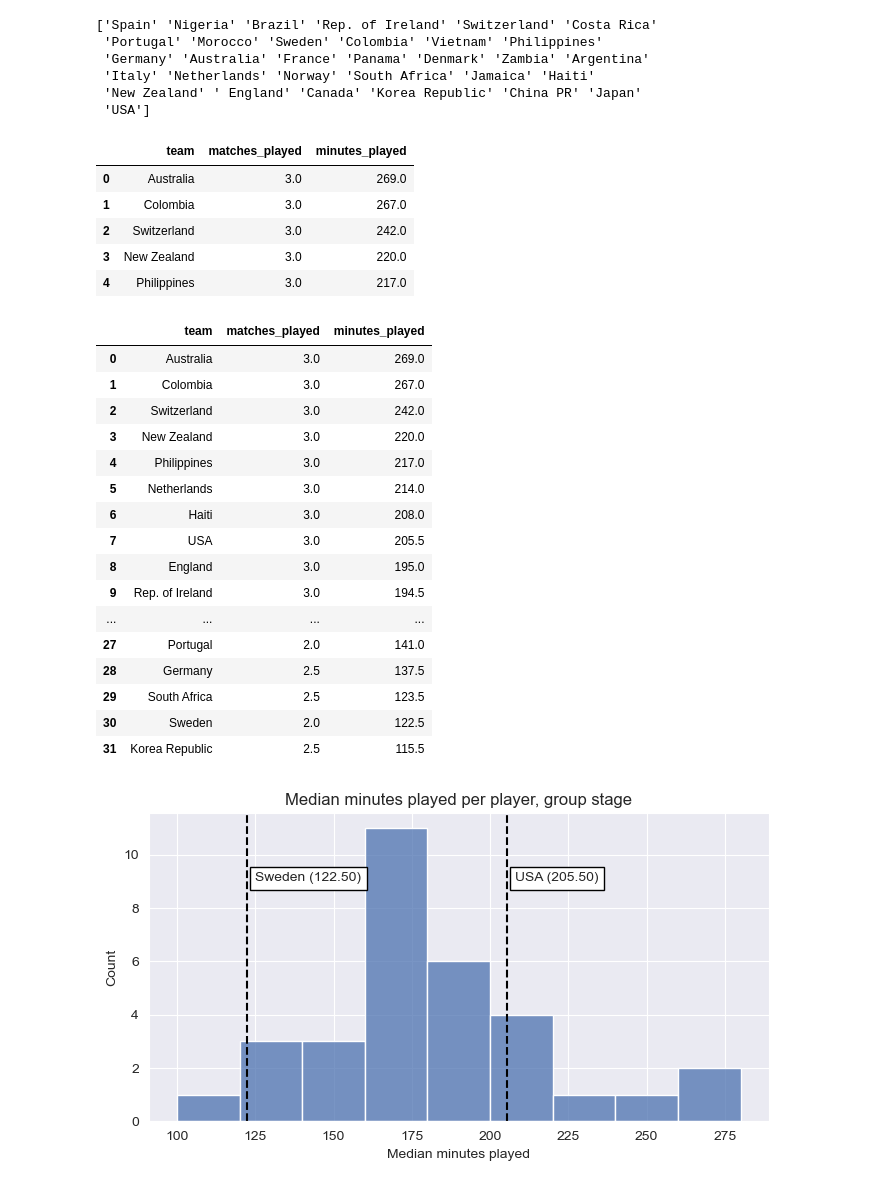
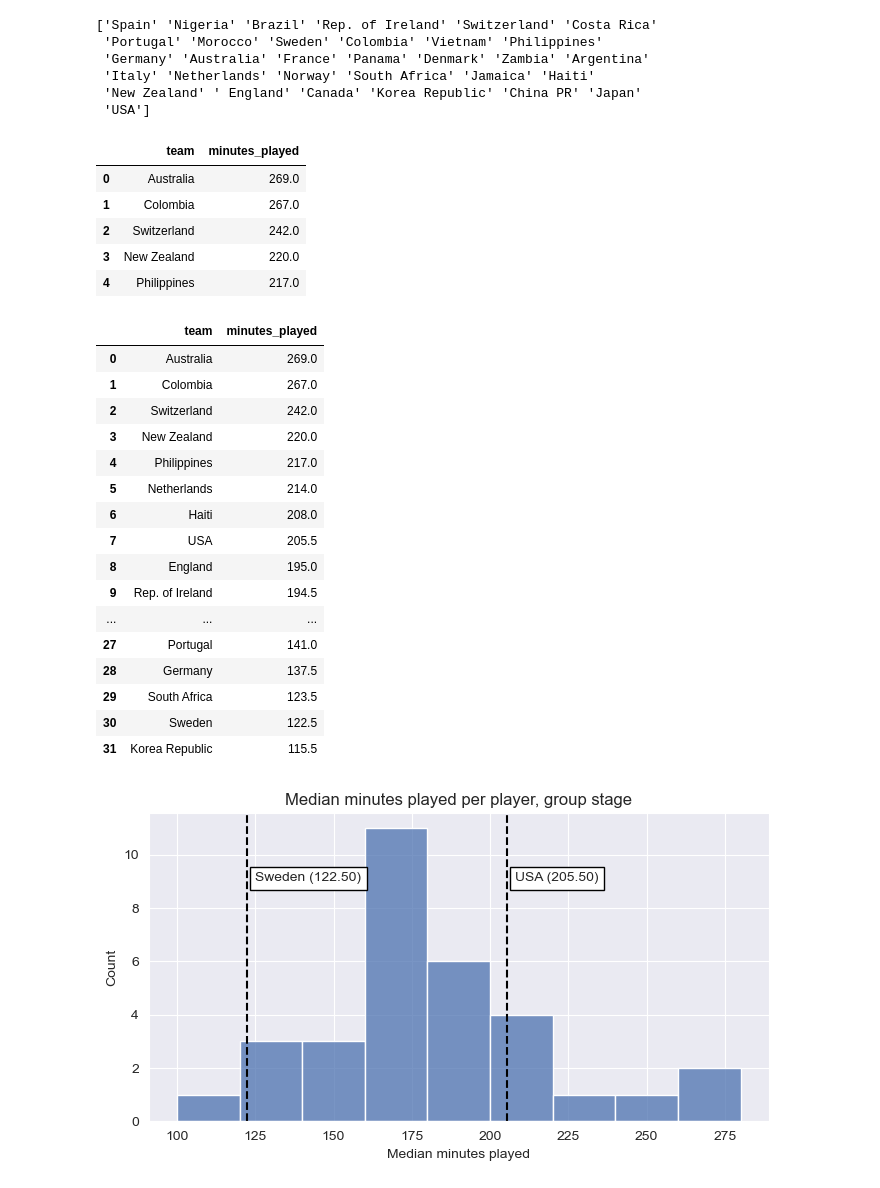
Before and after one commit to jjc2718/analytics-stuff, a Jupyter notebook: world_cup_rotation.ipynb, the cells around one changed output. Drawn from its saved outputs; the diff is of its cells as text; code cells hidden in the pictures.

```diff
--- a/world_cup_rotation.ipynb
+++ b/world_cup_rotation.ipynb
@@ -199,13 +199,18 @@ players_df = pd.read_csv(
 )
 
 players_df = (players_df
-    .loc[:, [1, 3, 6, 7]]
+    .loc[:, [1, 3, 6, 7, 11, 12, 14, 15]]
     .rename(columns={
         1: 'player_name',
         3: 'team',
         6: 'matches_played',
-        7: 'minutes_played'
+        7: 'minutes_played',
+        11: 'starts',
+        12: 'min_per_start',
+        14: 'subs',
+        15: 'min_per_sub'
     })
+    .fillna(0)
 )
 
 # remove flag letters
@@ -236,41 +241,41 @@ print(players_df.team.unique())
  'USA']
 # %%
 minutes_df = (players_df
-    .drop(columns=['player_name'])
+    .loc[:, ['team', 'minutes_played']]
     .groupby('team')
     .agg('median')
     .sort_values(by='minutes_played', ascending=False)
     .reset_index()
 )
 
 minutes_df.head()
 # %% [output]
-|  | team | matches_played | minutes_played |
-| 0 | Australia | 3.0 | 269.0 |
-| 1 | Colombia | 3.0 | 267.0 |
-| 2 | Switzerland | 3.0 | 242.0 |
-| 3 | New Zealand | 3.0 | 220.0 |
-| 4 | Philippines | 3.0 | 217.0 |
+|  | team | minutes_played |
+| 0 | Australia | 269.0 |
+| 1 | Colombia | 267.0 |
+| 2 | Switzerland | 242.0 |
+| 3 | New Zealand | 220.0 |
+| 4 | Philippines | 217.0 |
 # %%
 minutes_df
 # %% [output]
-|  | team | matches_played | minutes_played |
-| 0 | Australia | 3.0 | 269.0 |
-| 1 | Colombia | 3.0 | 267.0 |
-| 2 | Switzerland | 3.0 | 242.0 |
-| 3 | New Zealand | 3.0 | 220.0 |
-| 4 | Philippines | 3.0 | 217.0 |
-| 5 | Netherlands | 3.0 | 214.0 |
-| 6 | Haiti | 3.0 | 208.0 |
-| 7 | USA | 3.0 | 205.5 |
-| 8 | England | 3.0 | 195.0 |
-| 9 | Rep. of Ireland | 3.0 | 194.5 |
-| ... | ... | ... | ... |
-| 27 | Portugal | 2.0 | 141.0 |
-| 28 | Germany | 2.5 | 137.5 |
-| 29 | South Africa | 2.5 | 123.5 |
-| 30 | Sweden | 2.0 | 122.5 |
-| 31 | Korea Republic | 2.5 | 115.5 |
+|  | team | minutes_played |
+| 0 | Australia | 269.0 |
+| 1 | Colombia | 267.0 |
+| 2 | Switzerland | 242.0 |
+| 3 | New Zealand | 220.0 |
+| 4 | Philippines | 217.0 |
+| 5 | Netherlands | 214.0 |
+| 6 | Haiti | 208.0 |
+| 7 | USA | 205.5 |
+| 8 | England | 195.0 |
+| 9 | Rep. of Ireland | 194.5 |
+| ... | ... | ... |
+| 27 | Portugal | 141.0 |
+| 28 | Germany | 137.5 |
+| 29 | South Africa | 123.5 |
+| 30 | Sweden | 122.5 |
+| 31 | Korea Republic | 115.5 |
 # %%
 sns.set({'figure.figsize': (8, 4)})
 
```
Also changed, not shown: parts of 5 cells of this notebook, 1 other file.
